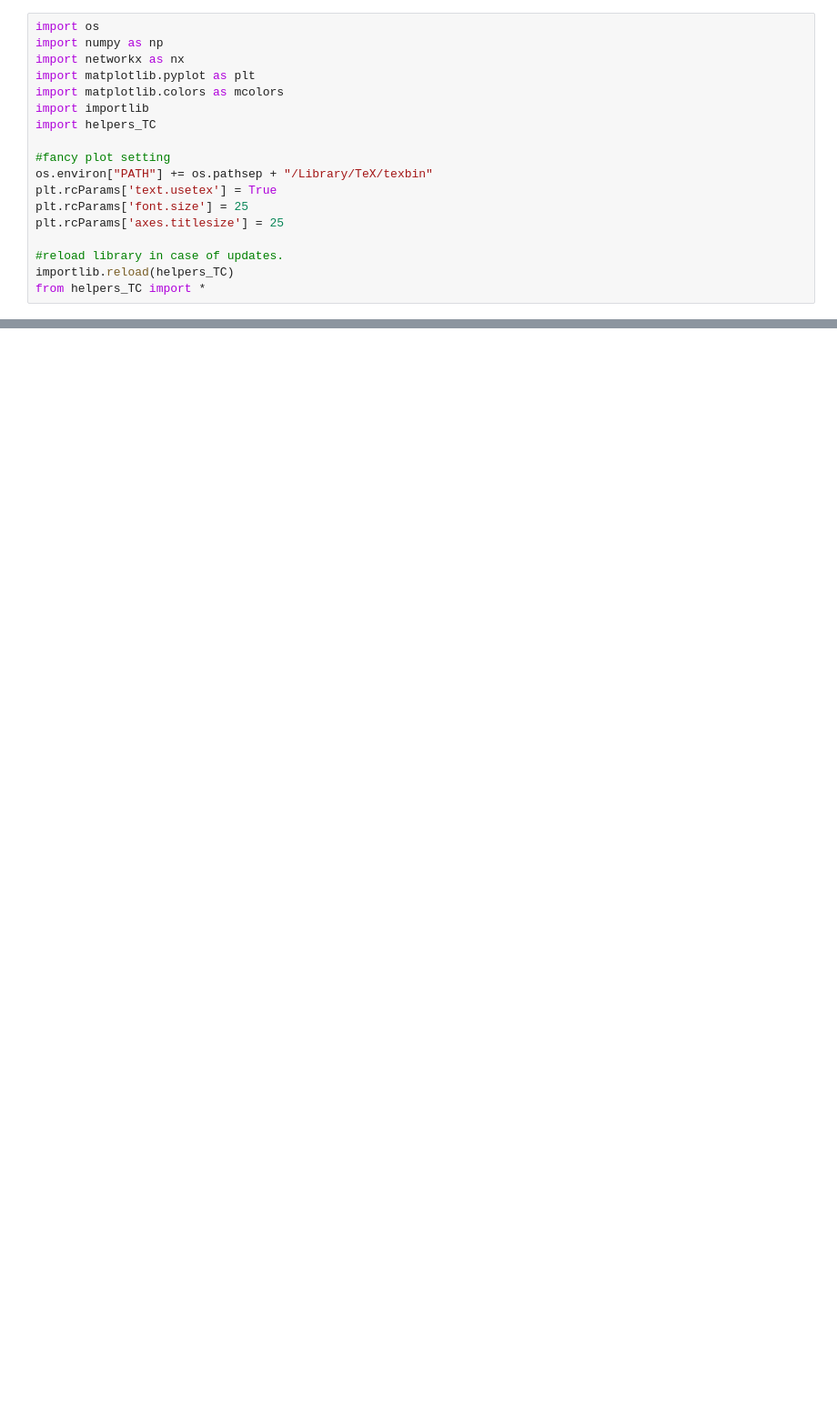
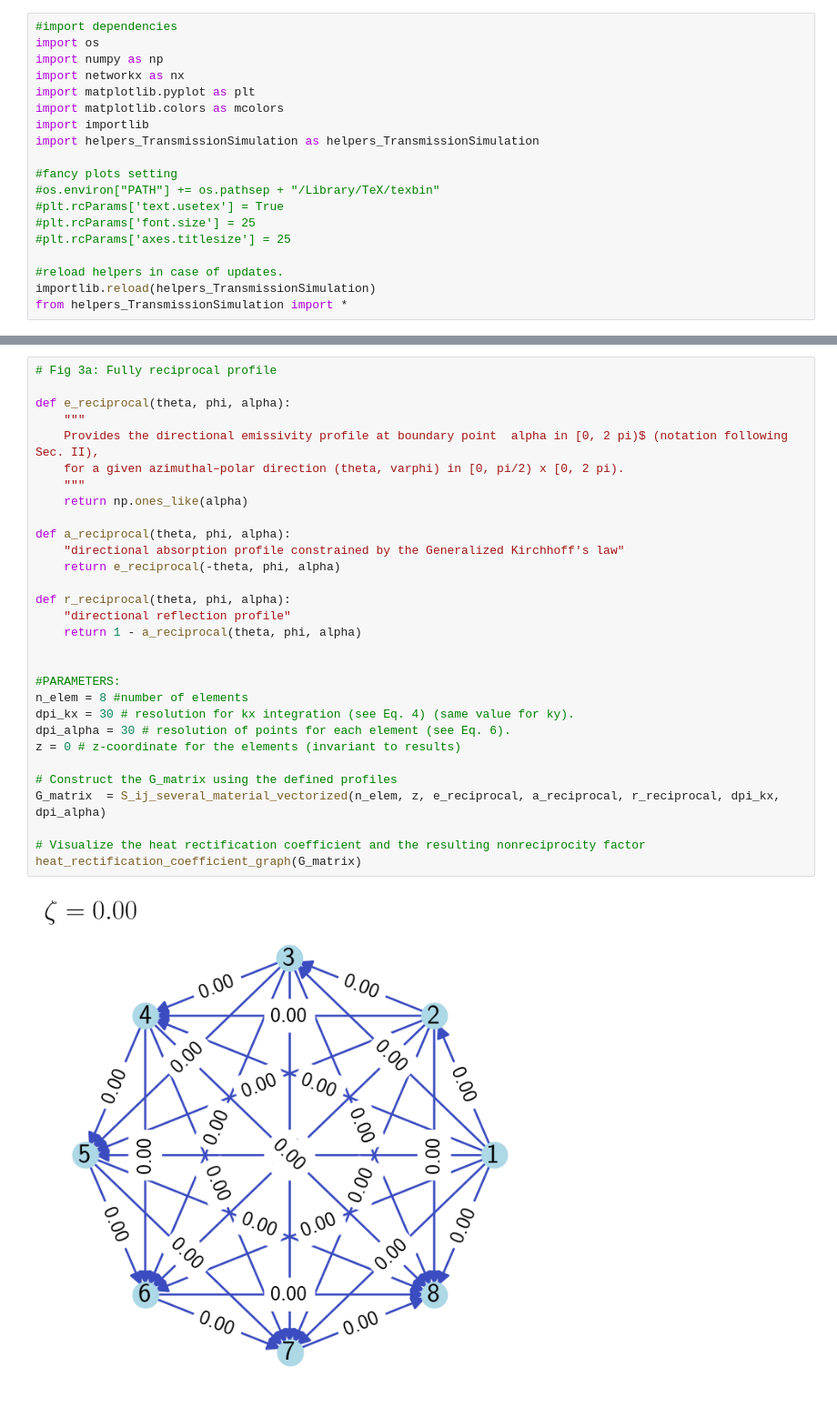
Before and after one commit to GuillemMasdemont/Far-field-heat-transfer-and-monochromatic-heat-currents-in-a-cylindrical-nonreciprocal-cavity, a Jupyter notebook: Codes/Simulation_transmission_coefficient/notebook_TransmissionSimulation.ipynb, the cells around one changed output, grey strips where cells are left out. Shown at 91% size. Drawn from its saved outputs; the diff is of its cells as text; blank space fills up the shorter version.

```diff
--- a/transmission_coefficient/Section3_TransCoef.ipynb
+++ b/Codes/Simulation_transmission_coefficient/notebook_TransmissionSimulation.ipynb
@@ -14,18 +11,19 @@ The necessary simulating/plotting functions are included in an external helper P
 # %%
+#import dependencies
 import os
 import numpy as np
 import networkx as nx
 import matplotlib.pyplot as plt
 import matplotlib.colors as mcolors
 import importlib
-import helpers_TC
+import helpers_TransmissionSimulation as helpers_TransmissionSimulation
 
-#fancy plot setting
-os.environ["PATH"] += os.pathsep + "/Library/TeX/texbin"
-plt.rcParams['text.usetex'] = True
-plt.rcParams['font.size'] = 25
-plt.rcParams['axes.titlesize'] = 25
+#fancy plots setting
+#os.environ["PATH"] += os.pathsep + "/Library/TeX/texbin"
+#plt.rcParams['text.usetex'] = True
+#plt.rcParams['font.size'] = 25
+#plt.rcParams['axes.titlesize'] = 25
 
-#reload library in case of updates.
-importlib.reload(helpers_TC)
-from helpers_TC import *
+#reload helpers in case of updates.
+importlib.reload(helpers_TransmissionSimulation)
+from helpers_TransmissionSimulation import *
@@ -32 +32,33 @@ from helpers_TC import *
+# %%
+# Fig 3a: Fully reciprocal profile
+
+def e_reciprocal(theta, phi, alpha):
+    """
+    Provides the directional emissivity profile at boundary point  alpha in [0, 2 pi)$ (notation following Sec. II),
+    for a given azimuthal–polar direction (theta, varphi) in [0, pi/2) x [0, 2 pi).
+    """
+    return np.ones_like(alpha)
+
+def a_reciprocal(theta, phi, alpha):
+    "directional absorption profile constrained by the Generalized Kirchhoff's law"
+    return e_reciprocal(-theta, phi, alpha)
+
+def r_reciprocal(theta, phi, alpha):
+    "directional reflection profile"
+    return 1 - a_reciprocal(theta, phi, alpha)
+
+
+#PARAMETERS:
+n_elem = 8 #number of elements
+dpi_kx = 30 # resolution for kx integration (see Eq. 4) (same value for ky).
+dpi_alpha = 30 # resolution of points for each element (see Eq. 6).
+z = 0 # z-coordinate for the elements (invariant to results)
+
+# Construct the G_matrix using the defined profiles
+G_matrix  = S_ij_several_material_vectorized(n_elem, z, e_reciprocal, a_reciprocal, r_reciprocal, dpi_kx, dpi_alpha)
+
+# Visualize the heat rectification coefficient and the resulting nonreciprocity factor
+heat_rectification_coefficient_graph(G_matrix)
+# %% [output]
+[figure, added]
 # %%
```
Also changed, not shown: parts of 8 cells of this notebook, 40 other files.
